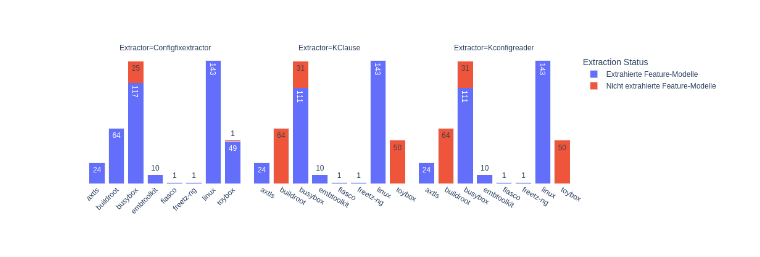
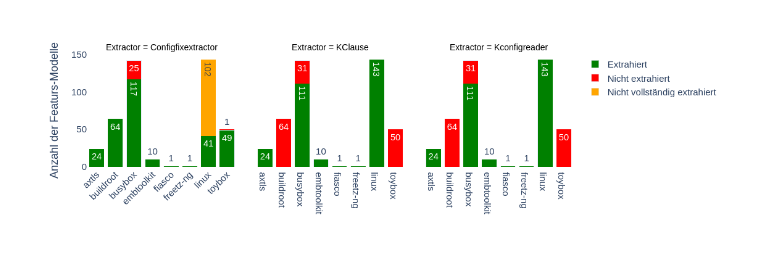
Before and after one commit to ekuiter/torte, a Jupyter notebook: experiments/ConfigFix.ipynb, the cells around one changed output. Cells and saved outputs as stored; diff of their text form; code cells hidden in the pictures.

```diff
--- a/experiments/ConfigFix.ipynb
+++ b/experiments/ConfigFix.ipynb
@@ -5,8 +5,7 @@ pip install plotly pandas statsmodels kaleido scipy nbformat jinja2
 import pandas as pd
 import plotly.express as px
 
-#Für welche Revisionen unterschiedlicher System können Feature-Modell-Formeln extrahiert, transformiert und analysiert werden?
-
+# Daten importieren
 file_configfixextractor = '/home/rami/configFixextractor/kconfig/output.csv'
 file_kmax = '/home/rami/kmax/kconfig/output.csv'
 file_Kconfigreader = '/home/rami/Kconfigreader/kconfig/output.csv'
@@ -15,7 +14,7 @@ df_configfixextractor = pd.read_csv(file_configfixextractor)
 df_kmax = pd.read_csv(file_kmax)
 df_Kconfigreader = pd.read_csv(file_Kconfigreader)
 
-
+# Relevante Spalten extrahieren und 'Extractor' hinzufügen
 df_configfixextractor_filtered = df_configfixextractor[['system', 'revision', 'model-file']].copy()
 df_configfixextractor_filtered['Extractor'] = 'Configfixextractor'
 
@@ -25,45 +24,71 @@ df_kmax_filtered['Extractor'] = 'KClause'
 df_Kconfigreader_filtered = df_Kconfigreader[['system', 'revision', 'model-file']].copy()
 df_Kconfigreader_filtered['Extractor'] = 'Kconfigreader'
 
-# Kombiniere alle DataFrames
+# Alle DataFrames kombinieren
 df_combined = pd.concat([df_configfixextractor_filtered, df_kmax_filtered, df_Kconfigreader_filtered], ignore_index=True)
 
-# Status basierend auf 'model-file'
+# Status basierend auf 'model-file' für extrahierte und nicht extrahierte Modelle
 df_combined['status'] = df_combined.apply(
     lambda row: 'Extrahierte Feature-Modelle' if pd.notna(row['model-file']) else 'Nicht extrahierte Feature-Modelle',
     axis=1
 )
 
 
-df_summary_combined = df_combined.groupby(['system', 'status', 'Extractor']).size().reset_index(name='count')
+1+4
 
+# Fehlerstatus für ConfigFixExtractor von v2.5.45 bis v4.18
+def error_status(row):
+    # Fehler nur für 'Configfixextractor' und wenn Revision zwischen v2.5.45 und v4.18 liegt
+    if row['Extractor'] == 'Configfixextractor' and 'v2.5.45' <= row['revision'] <= 'v4.18':
+        return 'Nicht vollständig extrahiert'
+    if pd.notna(row['model-file']):
+        return 'Extrahiert'
+    return 'Nicht extrahiert'
 
+df_combined['error_status'] = df_combined.apply(error_status, axis=1)
+
+# Zusammenfassung der Daten für das Diagramm
+df_summary_combined = df_combined.groupby(['system', 'status', 'Extractor', 'error_status']).size().reset_index(name='count')
+
+# Diagramm erstellen
 fig_combined = px.bar(
     df_summary_combined,
     x='system',
     y='count',
-    color='status',
-    facet_col='Extractor',
-    title='',
-    labels={'count': '', 'system': '', 'status': 'Status'},
-    text='count',
+    color='error_status',  # Fehlerstatus als Farbkategorie
+    facet_col='Extractor',  # Separate Diagramme für jeden Extractor
+    labels={'count': 'Anzahl der Featurs-Modelle', 'system': '', 'status': 'Extraktionsstatus'},
+    text='count',  # Anzahl der Werte anzeigen
+    color_discrete_map={
+        'Extrahiert': 'green',
+        'Nicht vollständig extrahiert': 'orange',
+        'Nicht extrahiert': 'red'  # Nicht extrahiert in rot
+    },
+    facet_col_spacing=0.04,  # Etwas Platz zwischen den Facetten
+    facet_row_spacing=0.1    # Etwas Platz zwischen den Reihen
 )
 
-
+# Layout anpassen
 fig_combined.update_layout(
-    xaxis_title='',
-    legend_title='Extraction Status',
+    xaxis_title='',  # x-Achse nur einmalig in der Mitte
+    font=dict(size=15),
+    legend_title='',
     xaxis_tickangle=-45,
-    barmode='stack',
+    barmode='stack',  # Stacked Bar für die verschiedenen Status
     plot_bgcolor='white',
     paper_bgcolor='white',
     yaxis=dict(
-        showticklabels=False,
-        showgrid=False
+        showticklabels=True,  # y-Achse ohne Beschriftungen
+        showgrid=True        # Kein Gitternetz
     ),
+    title_x=0.5,  # Titel mittig ausrichten
+    title={'text': '', 'x': 0.5, 'xanchor': 'center'},  # Globaler Titel hinzufügen
 )
 
+# Facetten Titel mit der Form "Extractor = Configfixextractor" anzeigen
+fig_combined.for_each_annotation(lambda a: a.update(text=f"Extractor = {a.text.split('=')[-1]}", font_size=14, font_family="Arial", font_color="black"))
 
+# Diagramm anzeigen
 fig_combined.show()
 # %% [output]
-[figure, old version]
+[figure, new version]
```
Also changed, not shown: parts of 5 cells of this notebook, 1 other file.
